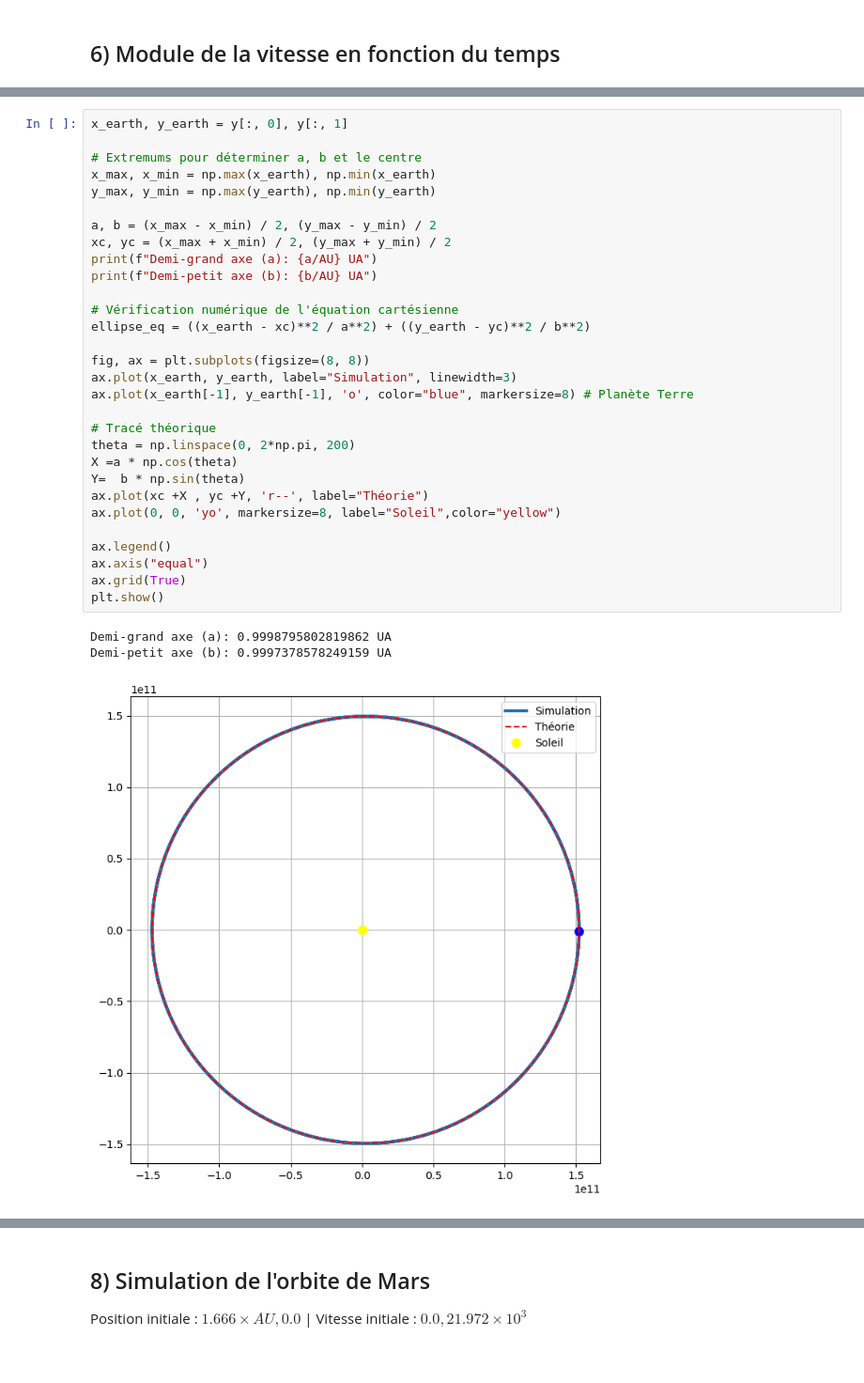
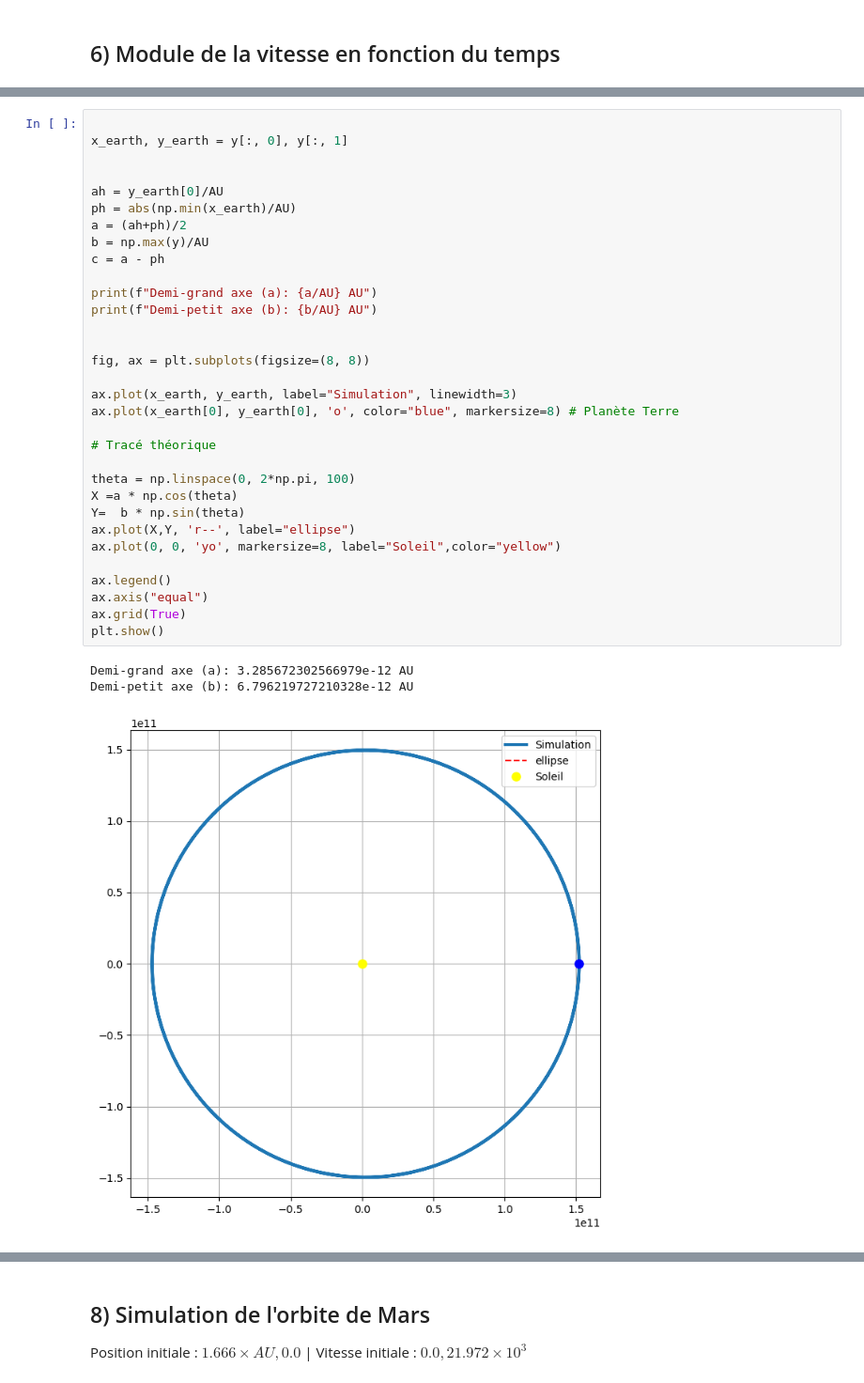
Before and after one commit to Amipha/outils-num, a Jupyter notebook: CC/CC-TP.ipynb, the cells around one changed output, grey strips where cells are left out. Shown at 94% size. Cells and saved outputs as stored; diff of their text form.

```diff
--- a/CC/CC-TP.ipynb
+++ b/CC/CC-TP.ipynb
@@ -107,34 +107,36 @@ plt.show()
 # %%
+
 x_earth, y_earth = y[:, 0], y[:, 1]
 
-# Extremums pour déterminer a, b et le centre
-x_max, x_min = np.max(x_earth), np.min(x_earth)
-y_max, y_min = np.max(y_earth), np.min(y_earth)
 
-a, b = (x_max - x_min) / 2, (y_max - y_min) / 2
-xc, yc = (x_max + x_min) / 2, (y_max + y_min) / 2
-print(f"Demi-grand axe (a): {a/AU} UA")
-print(f"Demi-petit axe (b): {b/AU} UA")
+ah = y_earth[0]/AU
+ph = abs(np.min(x_earth)/AU)
+a = (ah+ph)/2
+b = np.max(y)/AU
+c = a - ph
 
-# Vérification numérique de l'équation cartésienne
-ellipse_eq = ((x_earth - xc)**2 / a**2) + ((y_earth - yc)**2 / b**2)
+print(f"Demi-grand axe (a): {a/AU} AU")
+print(f"Demi-petit axe (b): {b/AU} AU")
+
 
 fig, ax = plt.subplots(figsize=(8, 8))
+
 ax.plot(x_earth, y_earth, label="Simulation", linewidth=3)
-ax.plot(x_earth[-1], y_earth[-1], 'o', color="blue", markersize=8) # Planète Terre
+ax.plot(x_earth[0], y_earth[0], 'o', color="blue", markersize=8) # Planète Terre
 
 # Tracé théorique
-theta = np.linspace(0, 2*np.pi, 200)
+
+theta = np.linspace(0, 2*np.pi, 100)
 X =a * np.cos(theta)
 Y=  b * np.sin(theta)
-ax.plot(xc +X , yc +Y, 'r--', label="Théorie")
+ax.plot(X,Y, 'r--', label="ellipse")
 ax.plot(0, 0, 'yo', markersize=8, label="Soleil",color="yellow")
 
 ax.legend()
 ax.axis("equal")
 ax.grid(True)
 plt.show()
 # %% [output]
-Demi-grand axe (a): 0.9998795802819862 UA
-Demi-petit axe (b): 0.9997378578249159 UA
+Demi-grand axe (a): 3.285672302566979e-12 AU
+Demi-petit axe (b): 6.796219727210328e-12 AU
-[figure, old version]
+[figure, new version]
```
Also changed, not shown: parts of 7 cells of this notebook.
